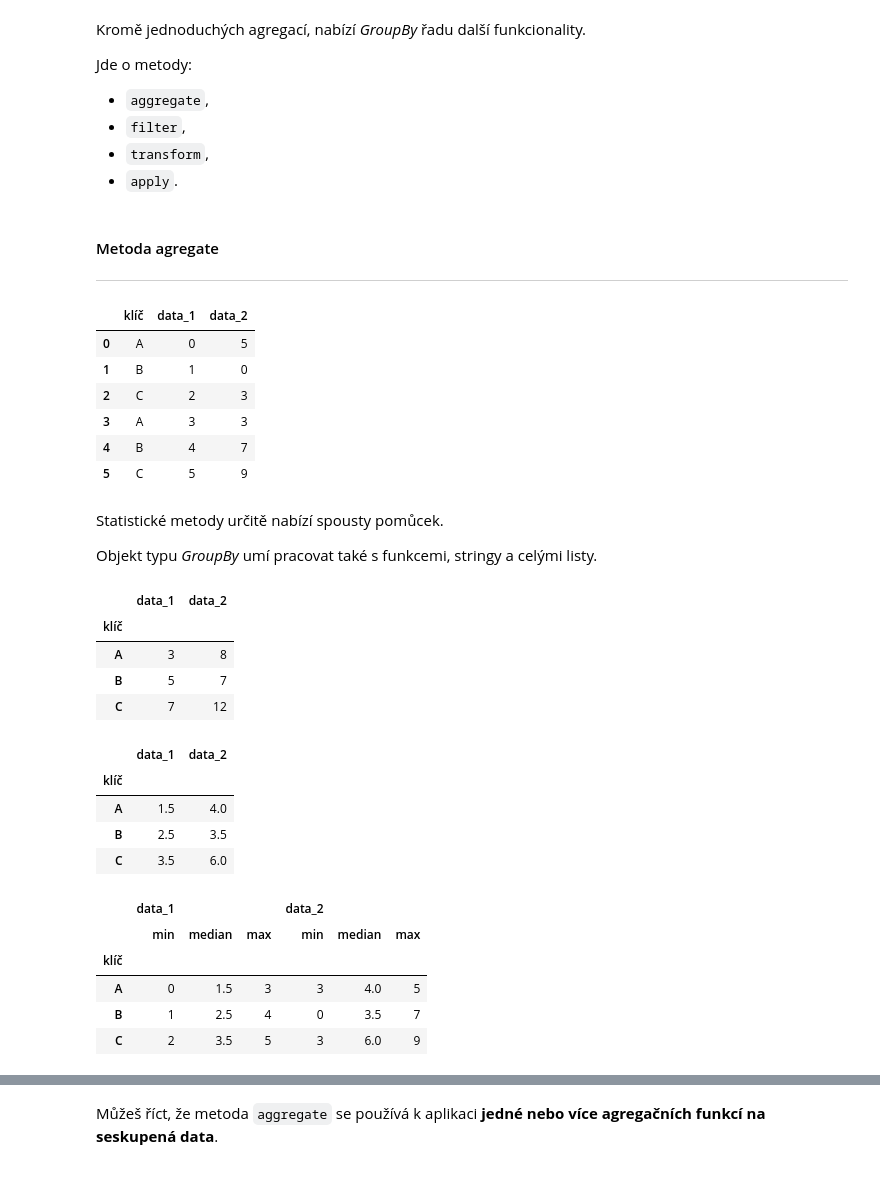
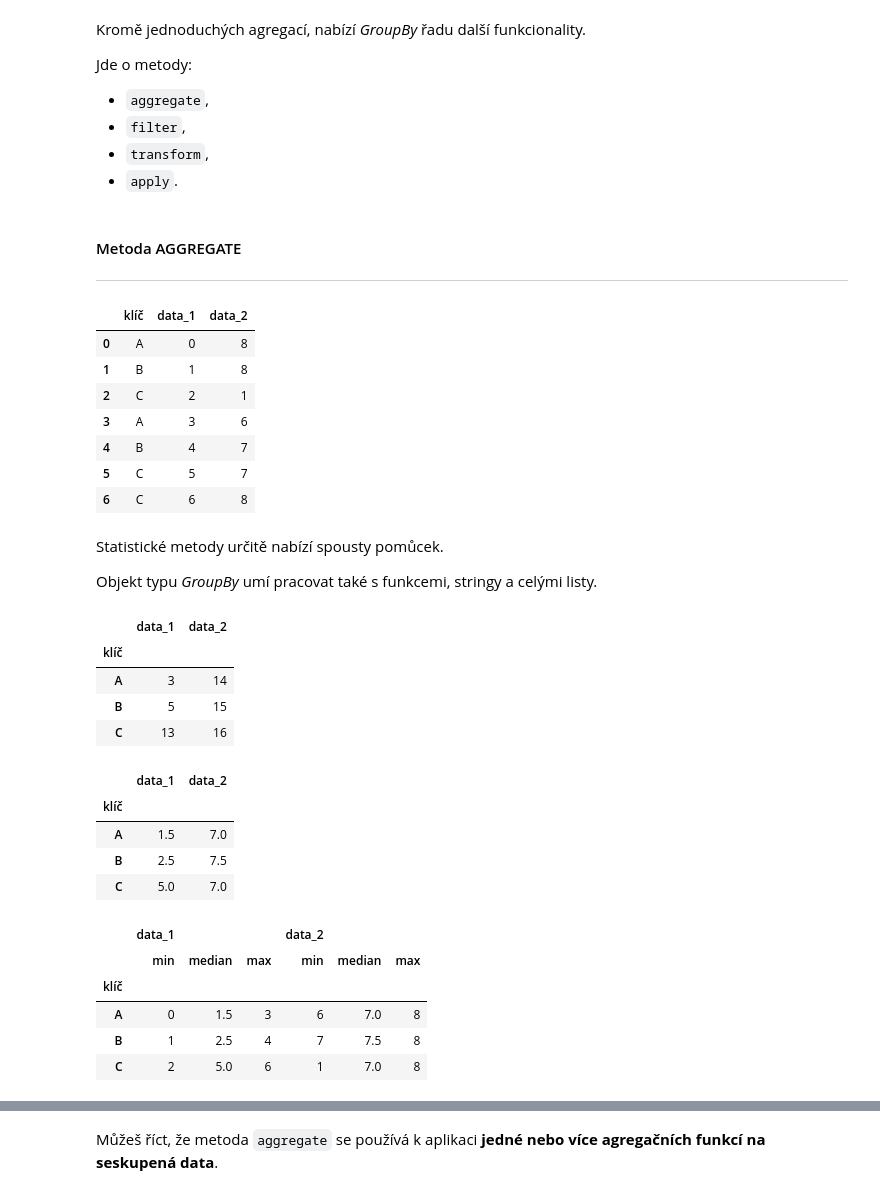
Before and after one commit to Bralor/python-data-2024, a Jupyter notebook: shared/notebooks/lesson03.ipynb, the cells around one changed output, grey strips where cells are left out. Cells and saved outputs as stored; diff of their text form; code cells hidden in the pictures.

```diff
--- a/shared/notebooks/lesson03.ipynb
+++ b/shared/notebooks/lesson03.ipynb
@@ -799,7 +957,7 @@ Jde o metody:
 * `transform`,
 * `apply`.
 # %% [markdown]
-#### Metoda agregate
+#### Metoda AGGREGATE
 
 ---
 # %%
@@ -809,50 +967,49 @@ rng = numpy.random.RandomState(0)
 # %%
 from pandas import DataFrame
 # %%
-df_pokus_s_cisly = DataFrame(
-    {
-        'klíč': ['A', 'B', 'C', 'A', 'B', 'C'],
-        'data_1': range(6),
-        'data_2': rng.randint(0, 10, 6)
-    }
+pokus_s_cisly_df = DataFrame(
+    {'klíč': ['A', 'B', 'C', 'A', 'B', 'C', 'C'],
+     'data_1': range(7),
+     'data_2': rng.randint(0, 10, 7)}
 )
 # %%
-df_pokus_s_cisly
+pokus_s_cisly_df
 # %% [output]
 |  | klíč | data_1 | data_2 |
-| 0 | A | 0 | 5 |
-| 1 | B | 1 | 0 |
-| 2 | C | 2 | 3 |
-| 3 | A | 3 | 3 |
+| 0 | A | 0 | 8 |
+| 1 | B | 1 | 8 |
+| 2 | C | 2 | 1 |
+| 3 | A | 3 | 6 |
 | 4 | B | 4 | 7 |
-| 5 | C | 5 | 9 |
+| 5 | C | 5 | 7 |
+| 6 | C | 6 | 8 |
 # %% [markdown]
 Statistické metody určitě nabízí spousty pomůcek.
 
 Objekt typu *GroupBy* umí pracovat také s funkcemi, stringy a celými listy.
 # %%
-df_pokus_s_cisly.groupby("klíč").aggregate("sum")
+pokus_s_cisly_df.groupby("klíč").aggregate("sum")
 # %% [output]
 |  | data_1 | data_2 |
 | klíč |  |  |
-| A | 3 | 8 |
-| B | 5 | 7 |
-| C | 7 | 12 |
+| A | 3 | 14 |
+| B | 5 | 15 |
+| C | 13 | 16 |
 # %%
-df_pokus_s_cisly.groupby("klíč").aggregate(numpy.median)
+pokus_s_cisly_df.groupby("klíč").aggregate(numpy.median)
 # %% [output]
 |  | data_1 | data_2 |
 | klíč |  |  |
-| A | 1.5 | 4.0 |
-| B | 2.5 | 3.5 |
-| C | 3.5 | 6.0 |
+| A | 1.5 | 7.0 |
+| B | 2.5 | 7.5 |
+| C | 5.0 | 7.0 |
 # %%
-df_pokus_s_cisly.groupby("klíč").aggregate(["min", numpy.median, max])
+pokus_s_cisly_df.groupby("klíč").aggregate(["min", numpy.median, max])
 # %% [output]
 |  | data_1 |  |  | data_2 |  |  |
 |  | min | median | max | min | median | max |
 | klíč |  |  |  |  |  |  |
-| A | 0 | 1.5 | 3 | 3 | 4.0 | 5 |
-| B | 1 | 2.5 | 4 | 0 | 3.5 | 7 |
-| C | 2 | 3.5 | 5 | 3 | 6.0 | 9 |
+| A | 0 | 1.5 | 3 | 6 | 7.0 | 8 |
+| B | 1 | 2.5 | 4 | 7 | 7.5 | 8 |
+| C | 2 | 5.0 | 6 | 1 | 7.0 | 8 |
 # %%
```
Also changed, not shown: parts of 134 cells of this notebook.
